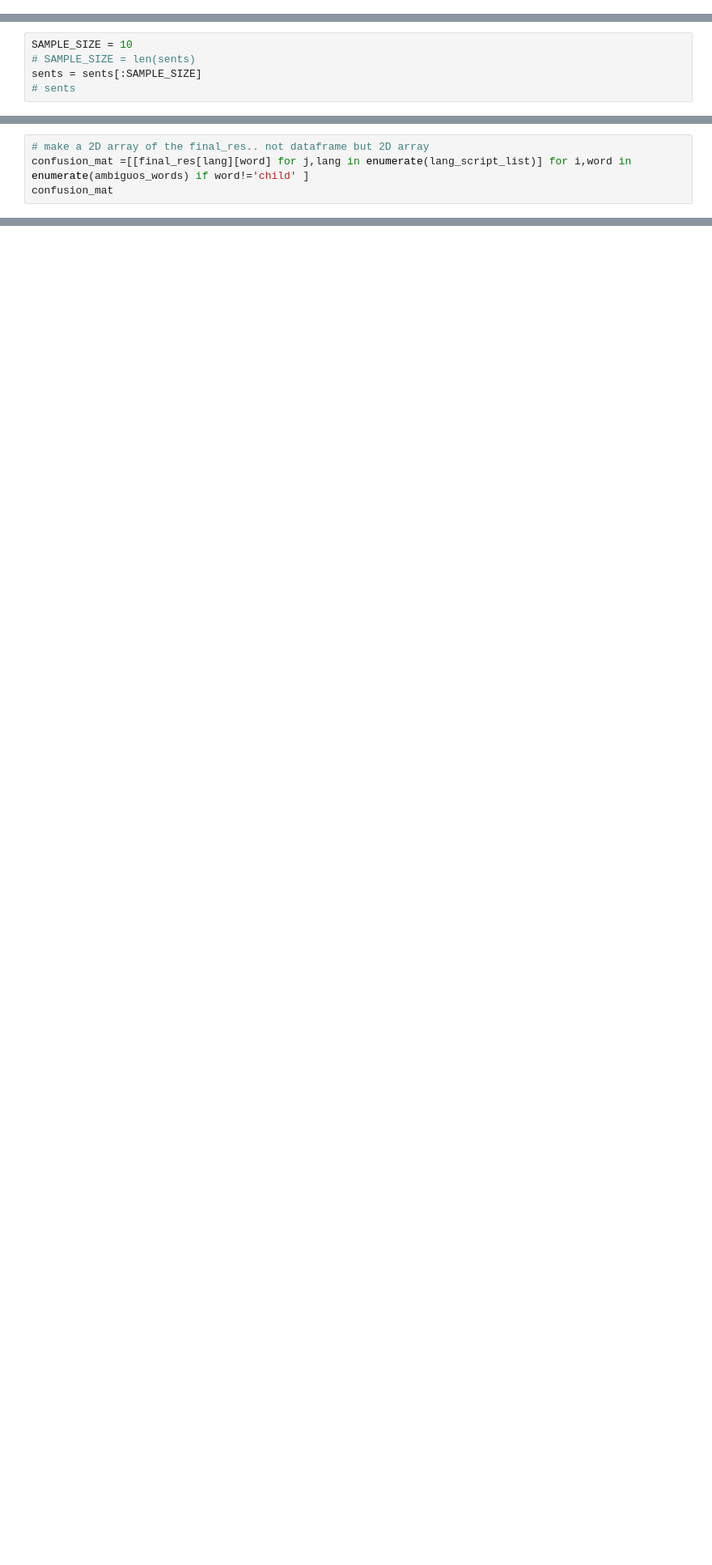
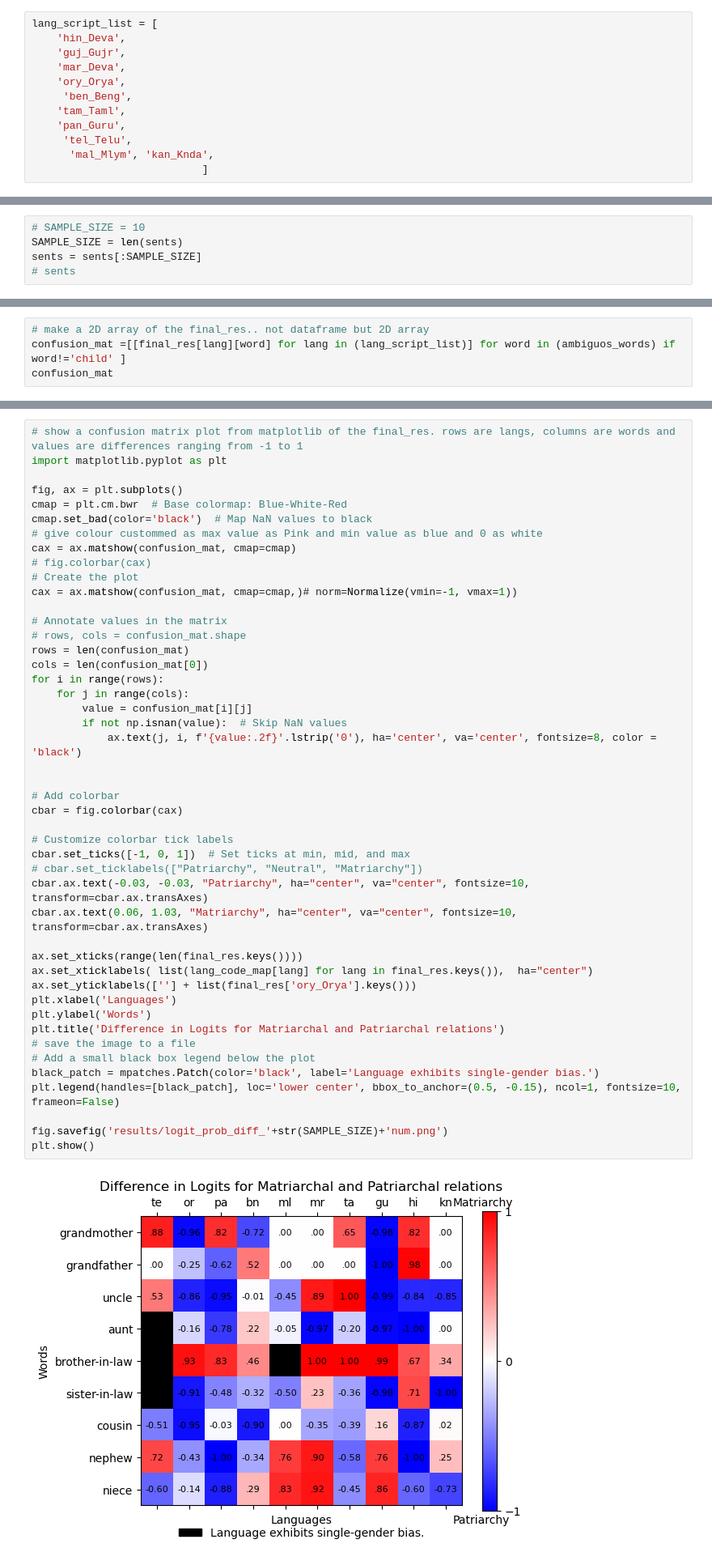
Before and after one commit to sofia100/Multilingual_project, a Jupyter notebook: logits(1)_custom_test.ipynb, the cells around one changed output, grey strips where cells are left out. Shown: that part at 81% size. Drawn from its saved outputs; the diff is of its cells as text; blank space fills up the shorter version.

Commit message:
logit prob diff result obtained

```diff
--- a/logits(1)_custom_test.ipynb
+++ b/logits(1)_custom_test.ipynb
@@ -297,3 +286,15 @@ lang_script_list = [
+# %%
+lang_script_list = [
+    'hin_Deva',
+    'guj_Gujr',
+    'mar_Deva',
+    'ory_Orya',
+     'ben_Beng',
+    'tam_Taml',
+    'pan_Guru',
+     'tel_Telu',
+      'mal_Mlym', 'kan_Knda',
+                           ]
 # %%
 test_csv_folder = 'custom_test_csv'
 # %%
@@ -319,8 +320,8 @@ print(len(sents))
 # %% [output]
 1809
 # %%
-SAMPLE_SIZE = 10
-# SAMPLE_SIZE = len(sents)
+# SAMPLE_SIZE = 10
+SAMPLE_SIZE = len(sents)
 sents = sents[:SAMPLE_SIZE]
 # sents
 # %% [markdown]
@@ -688,7 +696,7 @@ final_res
   'niece': -0.73046875}}
 # %%
 # make a 2D array of the final_res.. not dataframe but 2D array
-confusion_mat =[[final_res[lang][word] for j,lang in enumerate(lang_script_list)] for i,word in enumerate(ambiguos_words) if word!='child' ]
+confusion_mat =[[final_res[lang][word] for lang in (lang_script_list)] for word in (ambiguos_words) if word!='child' ]
 confusion_mat
 # %% [output]
 [[0.8818359375,
@@ -730,3 +734,51 @@ list(lang_code_map[lang] for lang in final_res.keys())
+# %%
+# show a confusion matrix plot from matplotlib of the final_res. rows are langs, columns are words and values are differences ranging from -1 to 1
+import matplotlib.pyplot as plt
+
+fig, ax = plt.subplots()
+cmap = plt.cm.bwr  # Base colormap: Blue-White-Red
+cmap.set_bad(color='black')  # Map NaN values to black
+# give colour custommed as max value as Pink and min value as blue and 0 as white
+cax = ax.matshow(confusion_mat, cmap=cmap)
+# fig.colorbar(cax)
+# Create the plot
+cax = ax.matshow(confusion_mat, cmap=cmap,)# norm=Normalize(vmin=-1, vmax=1))
+
+# Annotate values in the matrix
+# rows, cols = confusion_mat.shape
+rows = len(confusion_mat)
+cols = len(confusion_mat[0])
+for i in range(rows):
+    for j in range(cols):
+        value = confusion_mat[i][j]
+        if not np.isnan(value):  # Skip NaN values
+            ax.text(j, i, f'{value:.2f}'.lstrip('0'), ha='center', va='center', fontsize=8, color = 'black')
+
+
+# Add colorbar
+cbar = fig.colorbar(cax)
+
+# Customize colorbar tick labels
+cbar.set_ticks([-1, 0, 1])  # Set ticks at min, mid, and max
+# cbar.set_ticklabels(["Patriarchy", "Neutral", "Matriarchy"])
+cbar.ax.text(-0.03, -0.03, "Patriarchy", ha="center", va="center", fontsize=10,   transform=cbar.ax.transAxes)
+cbar.ax.text(0.06, 1.03, "Matriarchy", ha="center", va="center", fontsize=10,   transform=cbar.ax.transAxes)
+
+ax.set_xticks(range(len(final_res.keys())))
+ax.set_xticklabels( list(lang_code_map[lang] for lang in final_res.keys()),  ha="center")
+ax.set_yticklabels([''] + list(final_res['ory_Orya'].keys()))
+plt.xlabel('Languages')
+plt.ylabel('Words')
+plt.title('Difference in Logits for Matriarchal and Patriarchal relations')
+# save the image to a file
+# Add a small black box legend below the plot
+black_patch = mpatches.Patch(color='black', label='Language exhibits single-gender bias.')
+plt.legend(handles=[black_patch], loc='lower center', bbox_to_anchor=(0.5, -0.15), ncol=1, fontsize=10, frameon=False)
+
+fig.savefig('results/logit_prob_diff_'+str(SAMPLE_SIZE)+'num.png')
+plt.show()
+# %% [output]
+[figure, added]
 # %%
 # show a confusion matrix plot from matplotlib of the final_res. rows are langs, columns are words and values are differences ranging from -1 to 1
 import matplotlib.pyplot as plt
```
Also changed, not shown: parts of 7 cells of this notebook, 8 other files.
